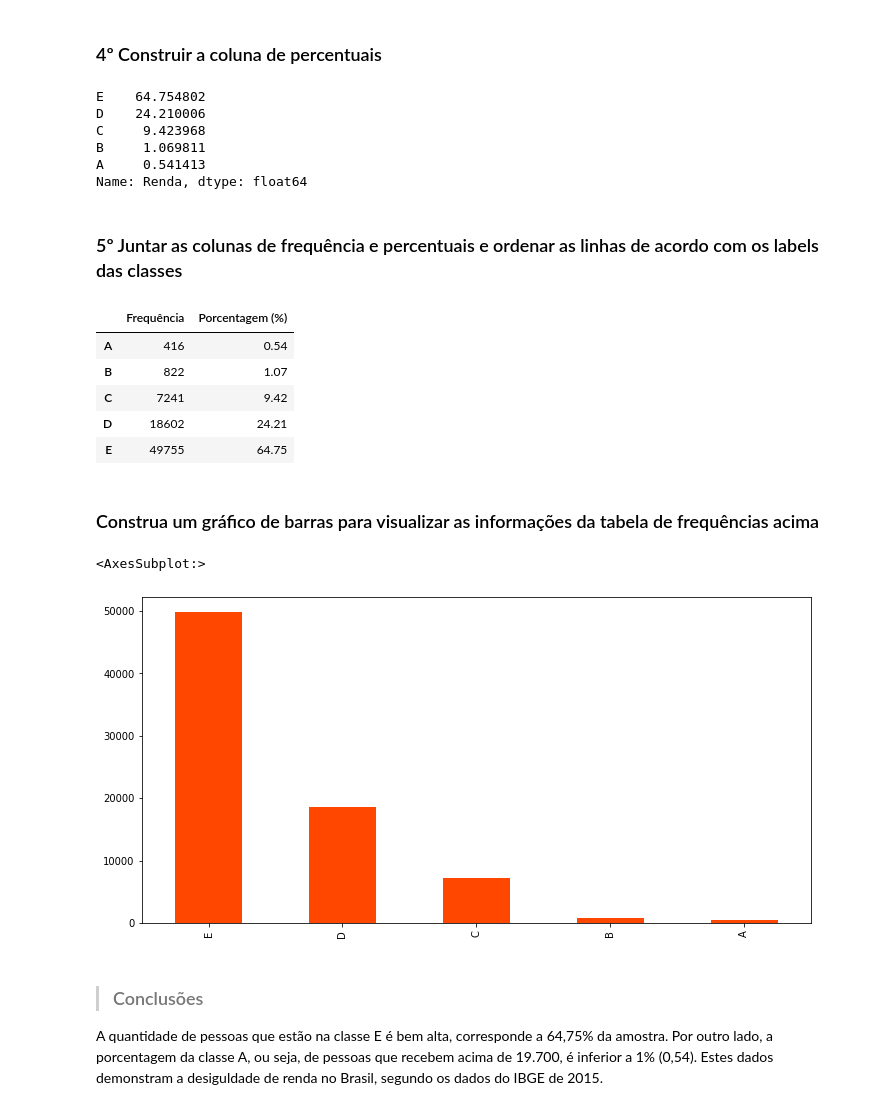
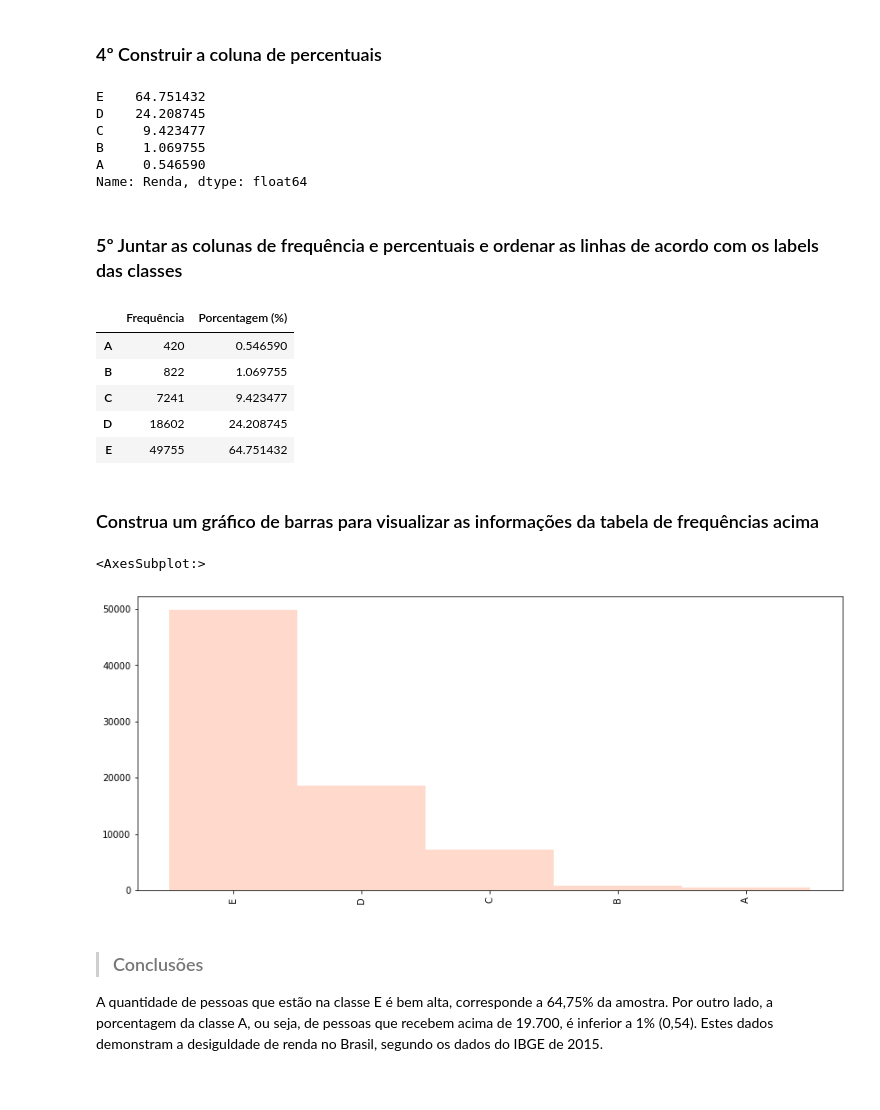
Before and after one commit to cglima/estatistica-python-parte-1-frequencias-e-medidas, a Jupyter notebook: notebook/Análise_Descritiva.ipynb, the cells around one changed output. Drawn from its saved outputs; the diff is of its cells as text; code cells hidden in the pictures.

```diff
--- a/notebook/Análise_Descritiva.ipynb
+++ b/notebook/Análise_Descritiva.ipynb
@@ -176,3 +176,6 @@ D ► De 1.576 a 3.940
 E ► Até 1.576
 # %% [markdown]
 ### 2º Definir os labels das classes
+# %%
+classes = [dados.Renda.min(), 1576, 3940, 11820, 19700, dados.Renda.max()]
+classes
@@ -179,5 +184,4 @@ E ► Até 1.576
 # %%
-classes = [0, 1576, 3940, 11820, 19700, 100000]
 labels = ["E", "D", "C", "B", "A"]
 # %% [markdown]
 ### 3º Construir a coluna de frequências
@@ -205,33 +209,35 @@ percentual = (
 )
 percentual
 # %% [output]
-E    64.754802
-D    24.210006
-C     9.423968
-B     1.069811
-A     0.541413
+E    64.751432
+D    24.208745
+C     9.423477
+B     1.069755
+A     0.546590
 Name: Renda, dtype: float64
 # %% [markdown]
 ### 5º Juntar as colunas de frequência e percentuais e ordenar as linhas de acordo com os labels das classes
 # %%
 dist_frequencia_quantitativas = pd.DataFrame(
-    {"Frequência": frequencia, "Porcentagem (%)": percentual.round(2)}
+    {"Frequência": frequencia, "Porcentagem (%)": percentual}
 )
 dist_frequencia_quantitativas.sort_index(ascending=False)
 # %% [output]
 |  | Frequência | Porcentagem (%) |
-| A | 416 | 0.54 |
-| B | 822 | 1.07 |
-| C | 7241 | 9.42 |
-| D | 18602 | 24.21 |
-| E | 49755 | 64.75 |
+| A | 420 | 0.546590 |
+| B | 822 | 1.069755 |
+| C | 7241 | 9.423477 |
+| D | 18602 | 24.208745 |
+| E | 49755 | 64.751432 |
 # %% [markdown]
 ### Construa um gráfico de barras para visualizar as informações da tabela de frequências acima
 # %%
-dist_frequencia_quantitativas["Frequência"].plot.bar(figsize=(12, 6), color="#ff4700")
+dist_frequencia_quantitativas["Frequência"].plot.bar(
+    width=1, color="#ff4700", alpha=0.2, figsize=(14, 6)
+)
 # %% [output]
 <AxesSubplot:>
-[figure, old version]
+[figure, new version]
 # %% [markdown]
 > ### Conclusões
 
```
Also changed, not shown: parts of 23 cells of this notebook.
